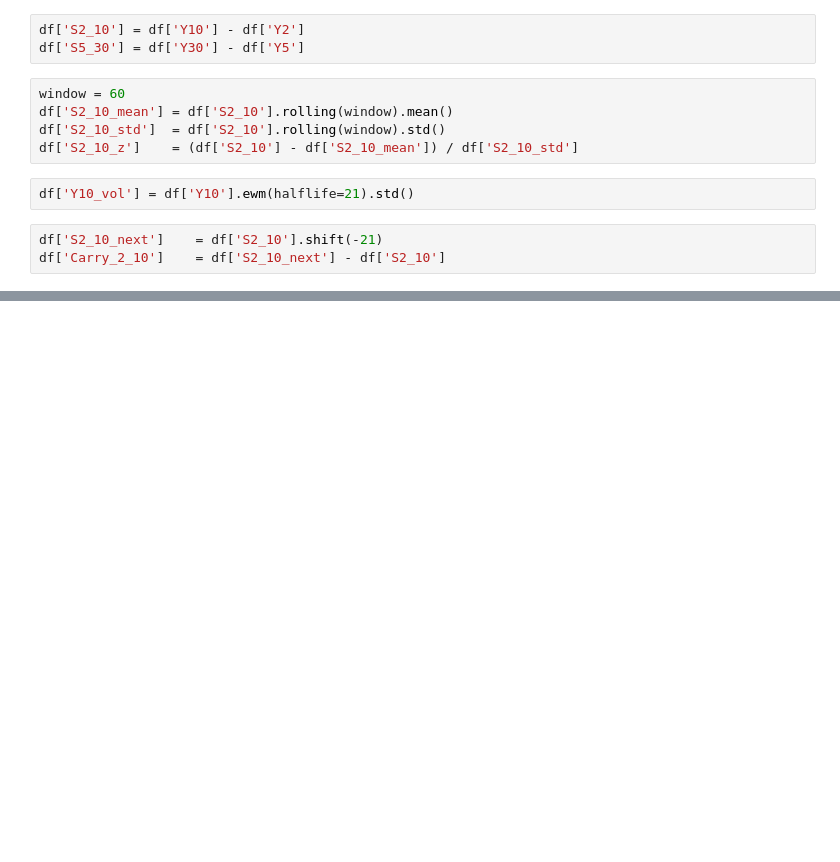
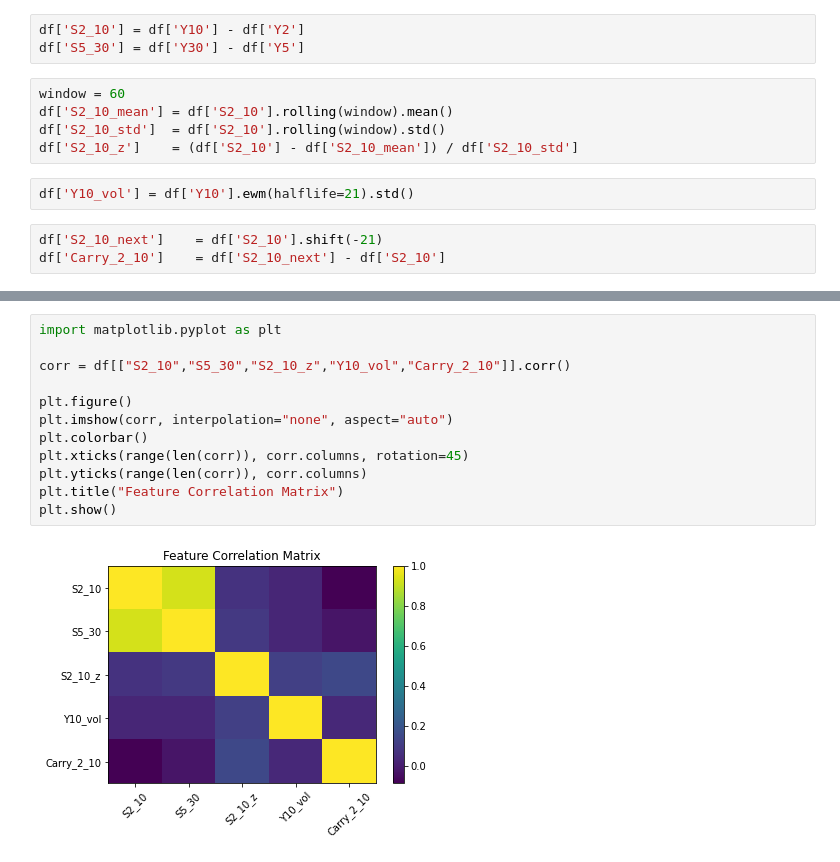
Before and after one commit to kjfordwor/treasury-curve-project, a Jupyter notebook: Part1.ipynb, the cells around one changed output, grey strips where cells are left out. Saved outputs shown, nothing was run; the diff lists cells and outputs as text; blank space fills up the shorter version.

```diff
--- a/Part1.ipynb
+++ b/Part1.ipynb
@@ -31,0 +70,14 @@ df['Carry_2_10']    = df['S2_10_next'] - df['S2_10']
+# %%
+import matplotlib.pyplot as plt
+
+corr = df[["S2_10","S5_30","S2_10_z","Y10_vol","Carry_2_10"]].corr()
+
+plt.figure()
+plt.imshow(corr, interpolation="none", aspect="auto")
+plt.colorbar()
+plt.xticks(range(len(corr)), corr.columns, rotation=45)
+plt.yticks(range(len(corr)), corr.columns)
+plt.title("Feature Correlation Matrix")
+plt.show()
+# %% [output]
+[figure, added]
```
Also changed, not shown: parts of 6 cells of this notebook.
